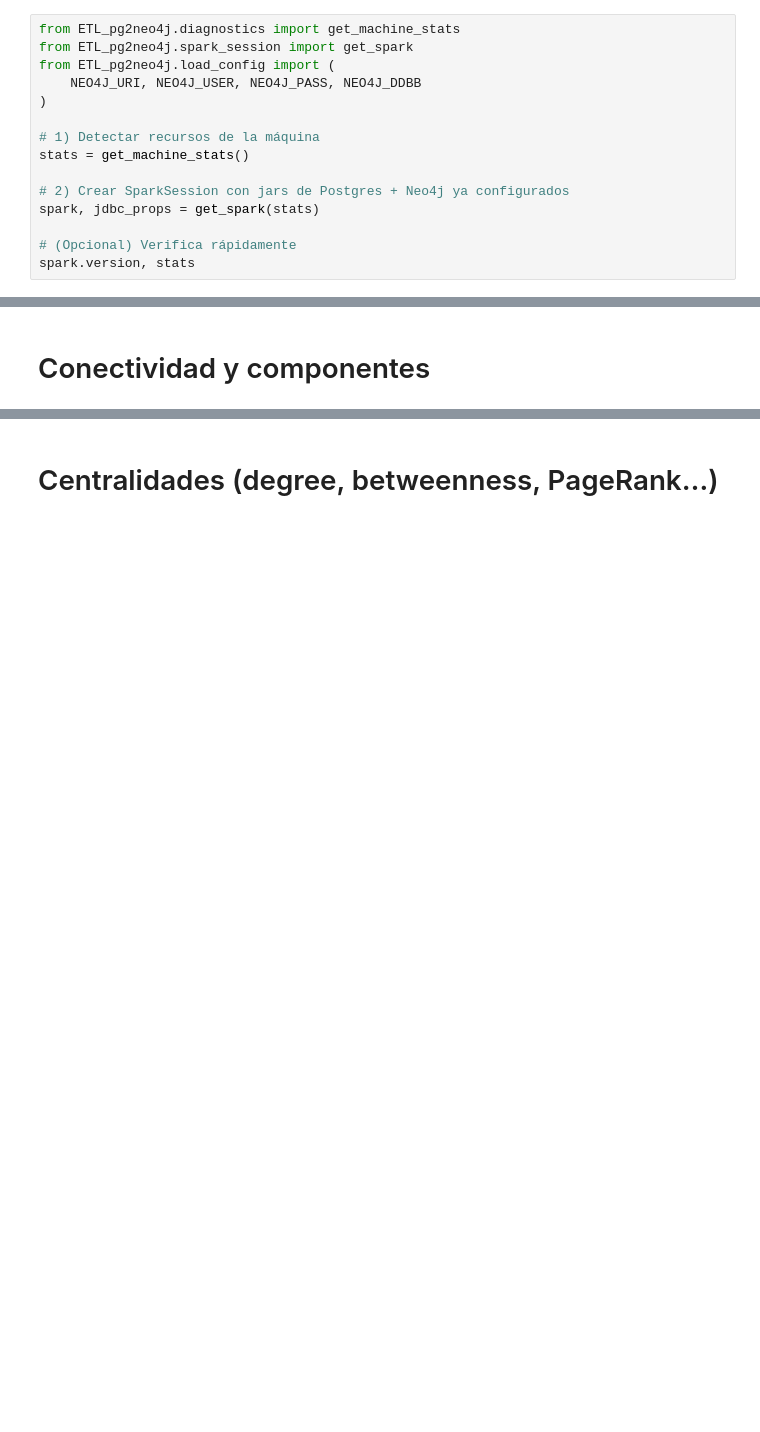
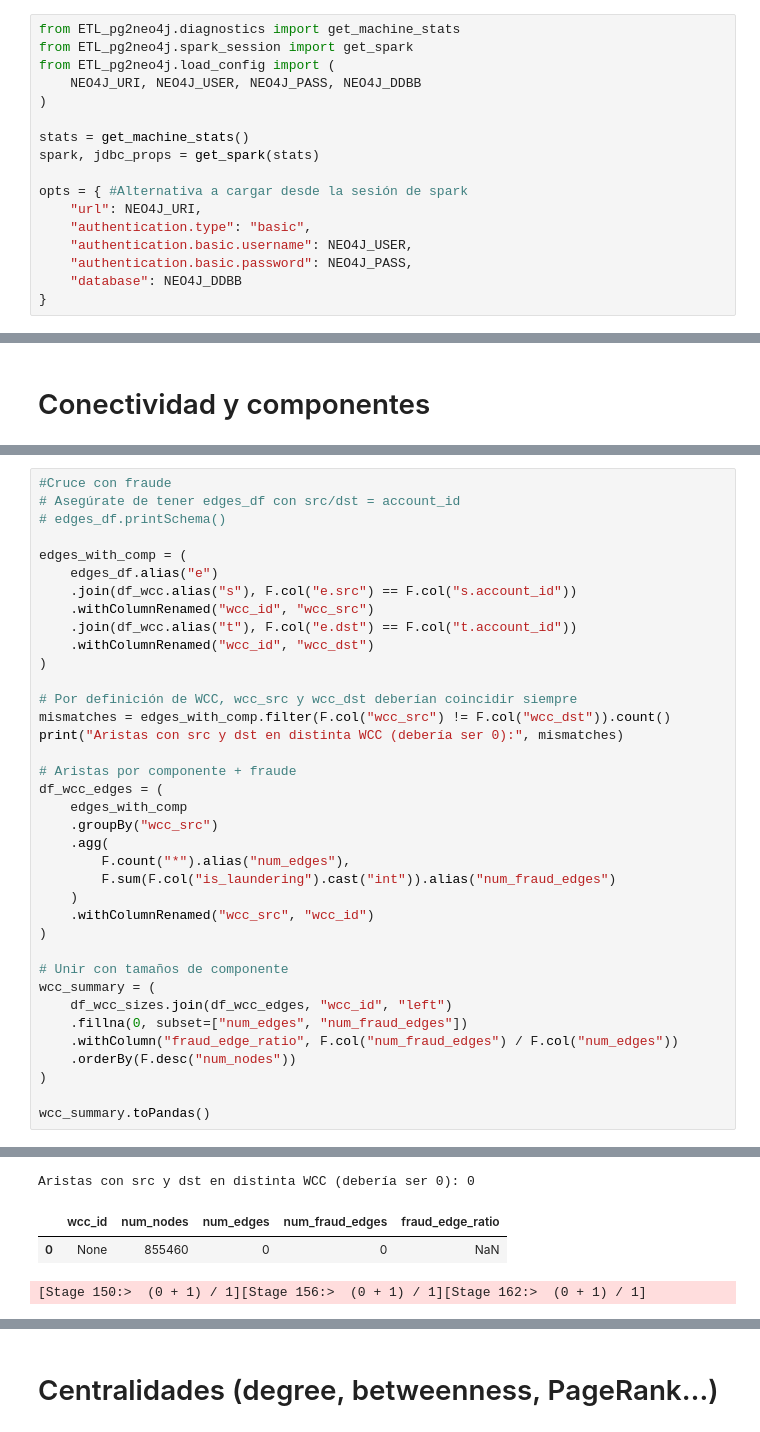
Before and after one commit to IngElecPuc/KaggleChallenges, a Jupyter notebook: Anti Money Laundering Transaction Data/EDA Topológico.ipynb, the cells around one changed output, grey strips where cells are left out. Cells and saved outputs as stored; diff of their text form; blank space fills up the shorter version.

```diff
--- a/Anti Money Laundering Transaction Data/EDA Topológico.ipynb
+++ b/Anti Money Laundering Transaction Data/EDA Topológico.ipynb
@@ -7,14 +7,16 @@ from ETL_pg2neo4j.load_config import (
     NEO4J_URI, NEO4J_USER, NEO4J_PASS, NEO4J_DDBB
 )
 
-# 1) Detectar recursos de la máquina
 stats = get_machine_stats()
-
-# 2) Crear SparkSession con jars de Postgres + Neo4j ya configurados
 spark, jdbc_props = get_spark(stats)
 
-# (Opcional) Verifica rápidamente
-spark.version, stats
+opts = { #Alternativa a cargar desde la sesión de spark
+    "url": NEO4J_URI,
+    "authentication.type": "basic",
+    "authentication.basic.username": NEO4J_USER,
+    "authentication.basic.password": NEO4J_PASS,
+    "database": NEO4J_DDBB
+}
 # %% [output]
 [SPARK] usando jars locales -> /opt/spark/extra-jars/postgresql-42.7.4.jar,/opt/spark/extra-jars/neo4j-connector-apache-spark_2.12-5.3.10_for_spark_3.jar
 [SPARK] classpath reforzado (driver/executors) -> /opt/spark/extra-jars/postgresql-42.7.4.jar:/opt/spark/extra-jars/neo4j-connector-apache-spark_2.12-5.3.10_for_spark_3.jar
@@ -705,0 +830,38 @@ Aquí la relación es más directa. Cuanto mayor es el volumen enviado por la cu
+# %%
+#Cruce con fraude
+# Asegúrate de tener edges_df con src/dst = account_id
+# edges_df.printSchema()
+
+edges_with_comp = (
+    edges_df.alias("e")
+    .join(df_wcc.alias("s"), F.col("e.src") == F.col("s.account_id"))
+    .withColumnRenamed("wcc_id", "wcc_src")
+    .join(df_wcc.alias("t"), F.col("e.dst") == F.col("t.account_id"))
+    .withColumnRenamed("wcc_id", "wcc_dst")
+)
+
+# Por definición de WCC, wcc_src y wcc_dst deberían coincidir siempre
+mismatches = edges_with_comp.filter(F.col("wcc_src") != F.col("wcc_dst")).count()
+print("Aristas con src y dst en distinta WCC (debería ser 0):", mismatches)
+
+# Aristas por componente + fraude
+df_wcc_edges = (
+    edges_with_comp
+    .groupBy("wcc_src")
+    .agg(
+        F.count("*").alias("num_edges"),
+        F.sum(F.col("is_laundering").cast("int")).alias("num_fraud_edges")
+    )
+    .withColumnRenamed("wcc_src", "wcc_id")
+)
+
+# Unir con tamaños de componente
+wcc_summary = (
+    df_wcc_sizes.join(df_wcc_edges, "wcc_id", "left")
+    .fillna(0, subset=["num_edges", "num_fraud_edges"])
+    .withColumn("fraud_edge_ratio", F.col("num_fraud_edges") / F.col("num_edges"))
+    .orderBy(F.desc("num_nodes"))
+)
+
+wcc_summary.toPandas()
+# %% [output]
@@ -705,0 +870,4 @@ Aquí la relación es más directa. Cuanto mayor es el volumen enviado por la cu
+Aristas con src y dst en distinta WCC (debería ser 0): 0
+|  | wcc_id | num_nodes | num_edges | num_fraud_edges | fraud_edge_ratio |
+| 0 | None | 855460 | 0 | 0 | NaN |
+[Stage 150:>  (0 + 1) / 1][Stage 156:>  (0 + 1) / 1][Stage 162:>  (0 + 1) / 1]
```
Also changed, not shown: parts of 22 cells of this notebook.
